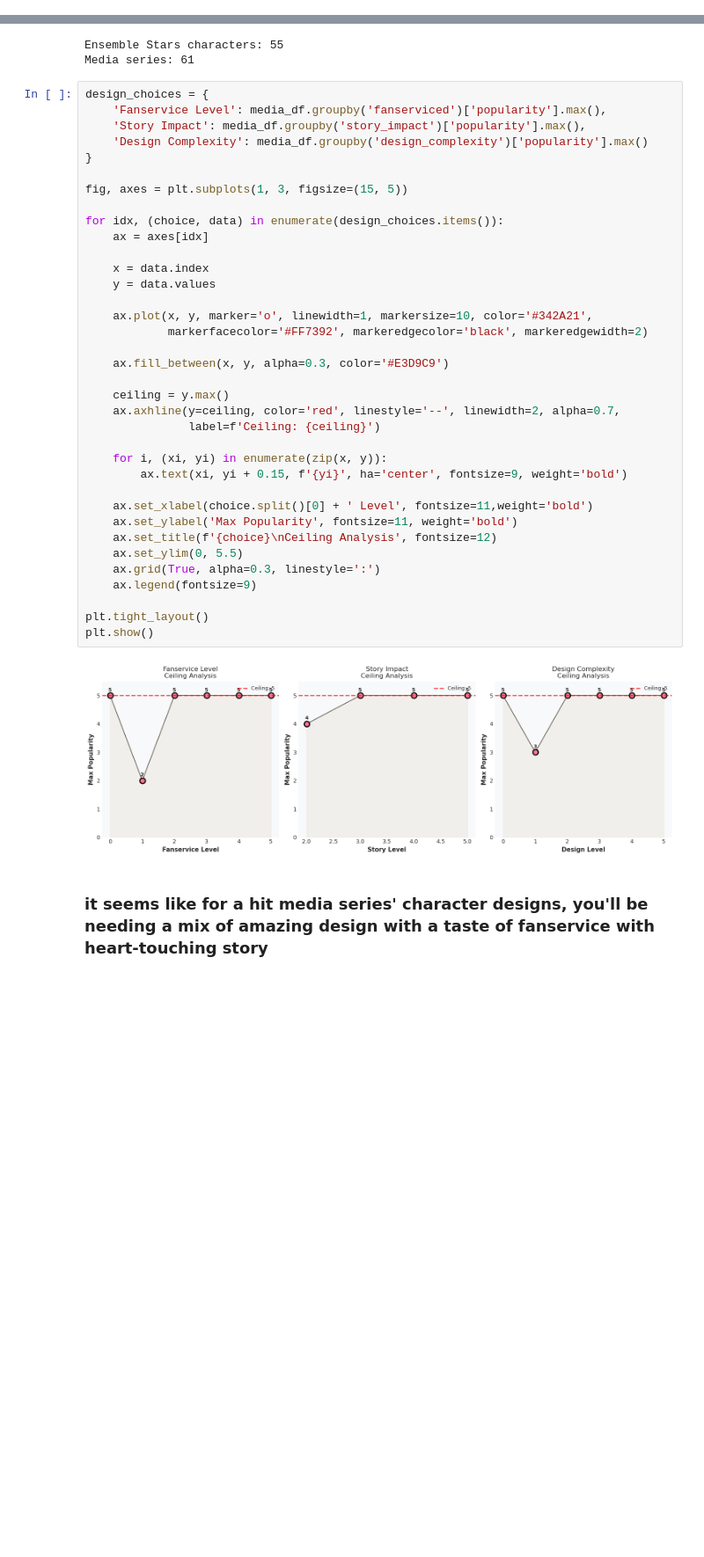
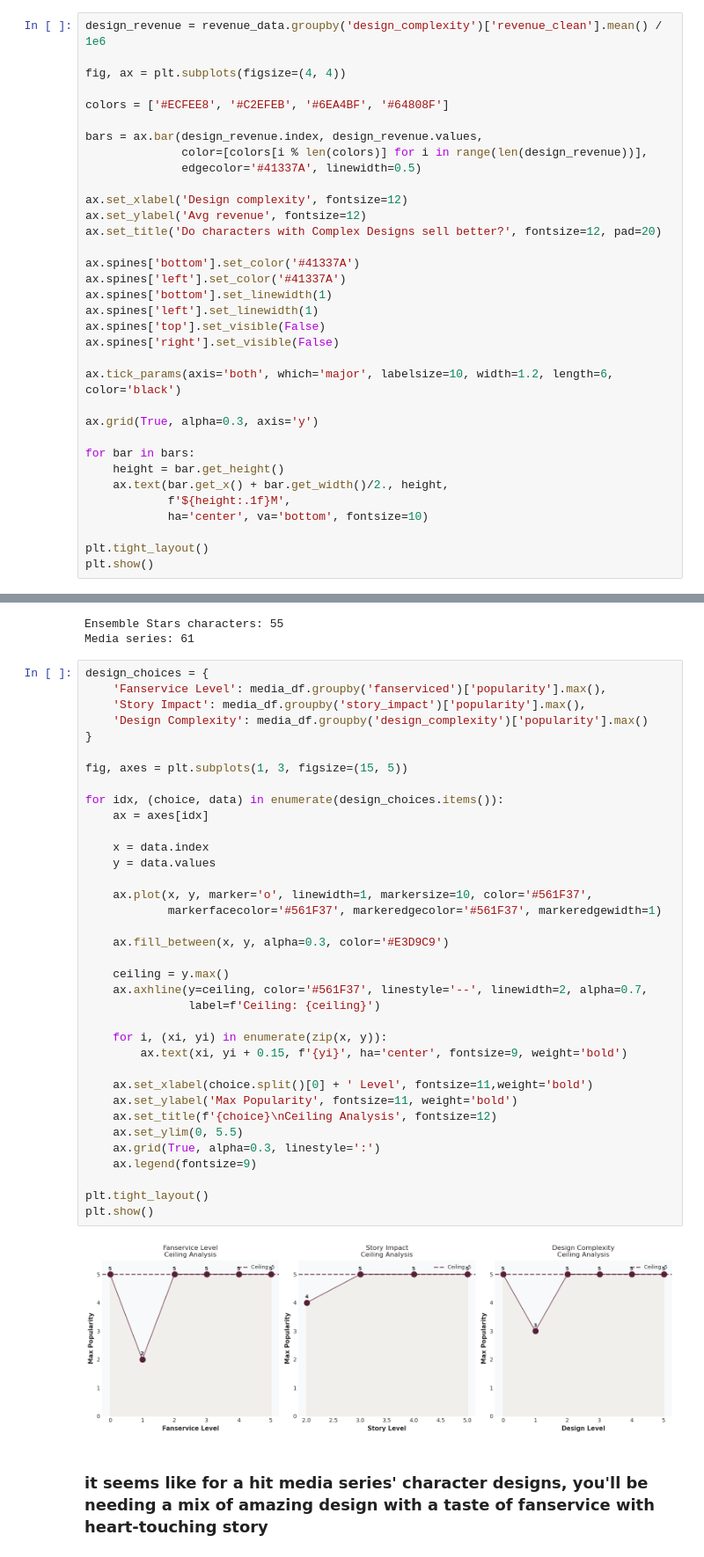
Before and after one commit to nakachens/character_design_analysation, a Jupyter notebook: character_design_analysation.ipynb, the cells around one changed output, grey strips where cells are left out. Shown at 88% size. Saved outputs shown, nothing was run; the diff lists cells and outputs as text; blank space fills up the shorter version.

```diff
--- a/character_design_analysation.ipynb
+++ b/character_design_analysation.ipynb
@@ -70,0 +39,34 @@ plt.show()
+# %%
+design_revenue = revenue_data.groupby('design_complexity')['revenue_clean'].mean() / 1e6
+
+fig, ax = plt.subplots(figsize=(4, 4))
+
+colors = ['#ECFEE8', '#C2EFEB', '#6EA4BF', '#64808F']
+
+bars = ax.bar(design_revenue.index, design_revenue.values,
+              color=[colors[i % len(colors)] for i in range(len(design_revenue))],
+              edgecolor='#41337A', linewidth=0.5)
+
+ax.set_xlabel('Design complexity', fontsize=12)
+ax.set_ylabel('Avg revenue', fontsize=12)
+ax.set_title('Do characters with Complex Designs sell better?', fontsize=12, pad=20)
+
+ax.spines['bottom'].set_color('#41337A')
+ax.spines['left'].set_color('#41337A')
+ax.spines['bottom'].set_linewidth(1)
+ax.spines['left'].set_linewidth(1)
+ax.spines['top'].set_visible(False)
+ax.spines['right'].set_visible(False)
+
+ax.tick_params(axis='both', which='major', labelsize=10, width=1.2, length=6, color='black')
+
+ax.grid(True, alpha=0.3, axis='y')
+
+for bar in bars:
+    height = bar.get_height()
+    ax.text(bar.get_x() + bar.get_width()/2., height,
+            f'${height:.1f}M',
+            ha='center', va='bottom', fontsize=10)
+
+plt.tight_layout()
+plt.show()
@@ -336,37 +371,37 @@ design_choices = {
     'Design Complexity': media_df.groupby('design_complexity')['popularity'].max()
 }
 
 fig, axes = plt.subplots(1, 3, figsize=(15, 5))
 
 for idx, (choice, data) in enumerate(design_choices.items()):
     ax = axes[idx]
 
     x = data.index
     y = data.values
 
-    ax.plot(x, y, marker='o', linewidth=1, markersize=10, color='#342A21',
-            markerfacecolor='#FF7392', markeredgecolor='black', markeredgewidth=2)
+    ax.plot(x, y, marker='o', linewidth=1, markersize=10, color='#561F37',
+            markerfacecolor='#561F37', markeredgecolor='#561F37', markeredgewidth=1)
 
     ax.fill_between(x, y, alpha=0.3, color='#E3D9C9')
 
     ceiling = y.max()
-    ax.axhline(y=ceiling, color='red', linestyle='--', linewidth=2, alpha=0.7,
+    ax.axhline(y=ceiling, color='#561F37', linestyle='--', linewidth=2, alpha=0.7,
                label=f'Ceiling: {ceiling}')
 
     for i, (xi, yi) in enumerate(zip(x, y)):
         ax.text(xi, yi + 0.15, f'{yi}', ha='center', fontsize=9, weight='bold')
 
     ax.set_xlabel(choice.split()[0] + ' Level', fontsize=11,weight='bold')
     ax.set_ylabel('Max Popularity', fontsize=11, weight='bold')
     ax.set_title(f'{choice}\nCeiling Analysis', fontsize=12)
     ax.set_ylim(0, 5.5)
     ax.grid(True, alpha=0.3, linestyle=':')
     ax.legend(fontsize=9)
 
 plt.tight_layout()
 plt.show()
 # %% [output]
-[figure, old version]
+[figure, new version]
 # %% [markdown]
 ### it seems like for a hit media series' character designs, you'll be needing a mix of amazing design with a taste of fanservice with heart-touching story
 # %% [markdown]
```
Also changed, not shown: parts of 13 cells of this notebook.
